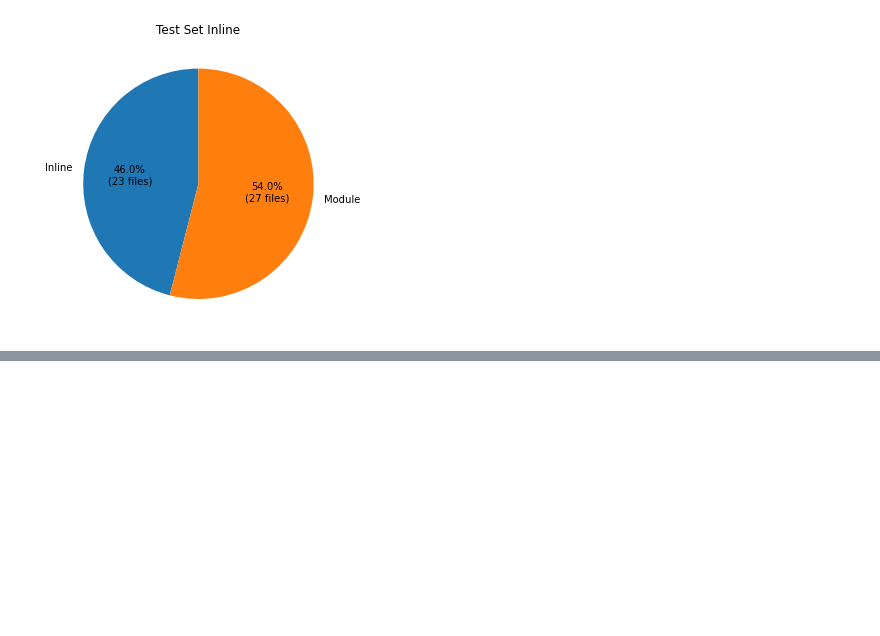
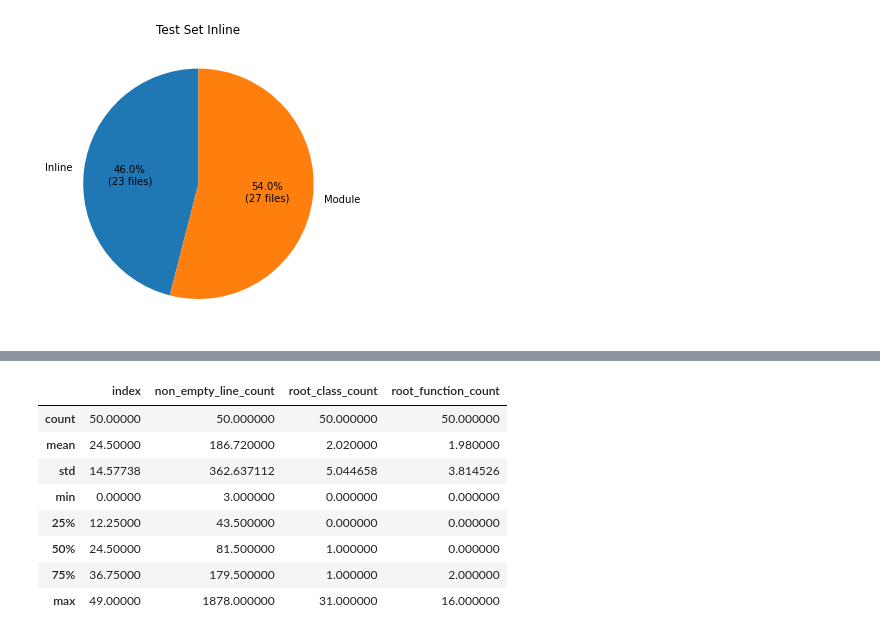
Before and after one commit to UoA-CS760/autocomplete-predictor, a Jupyter notebook: data/train_file_analysis.ipynb, the cells around one changed output, grey strips where cells are left out. Cells and saved outputs as stored; diff of their text form; code cells hidden in the pictures; blank space fills up the shorter version.

```diff
--- a/data/train_file_analysis.ipynb
+++ b/data/train_file_analysis.ipynb
@@ -390,0 +375,14 @@ plot_inline(df_test_inline, 'Test Set Inline')
+# %%
+# add module|inline info - test
+df_test_inline_module = pd.merge(df_test_inline, df_test, on=['filename'])
+df_test_inline_module.describe()
+# %% [output]
+|  | index | non_empty_line_count | root_class_count | root_function_count |
+| count | 50.00000 | 50.000000 | 50.000000 | 50.000000 |
+| mean | 24.50000 | 186.720000 | 2.020000 | 1.980000 |
+| std | 14.57738 | 362.637112 | 5.044658 | 3.814526 |
+| min | 0.00000 | 3.000000 | 0.000000 | 0.000000 |
+| 25% | 12.25000 | 43.500000 | 0.000000 | 0.000000 |
+| 50% | 24.50000 | 81.500000 | 1.000000 | 0.000000 |
+| 75% | 36.75000 | 179.500000 | 1.000000 | 2.000000 |
+| max | 49.00000 | 1878.000000 | 31.000000 | 16.000000 |
```
Also changed, not shown: parts of 4 cells of this notebook, 6 other files.
